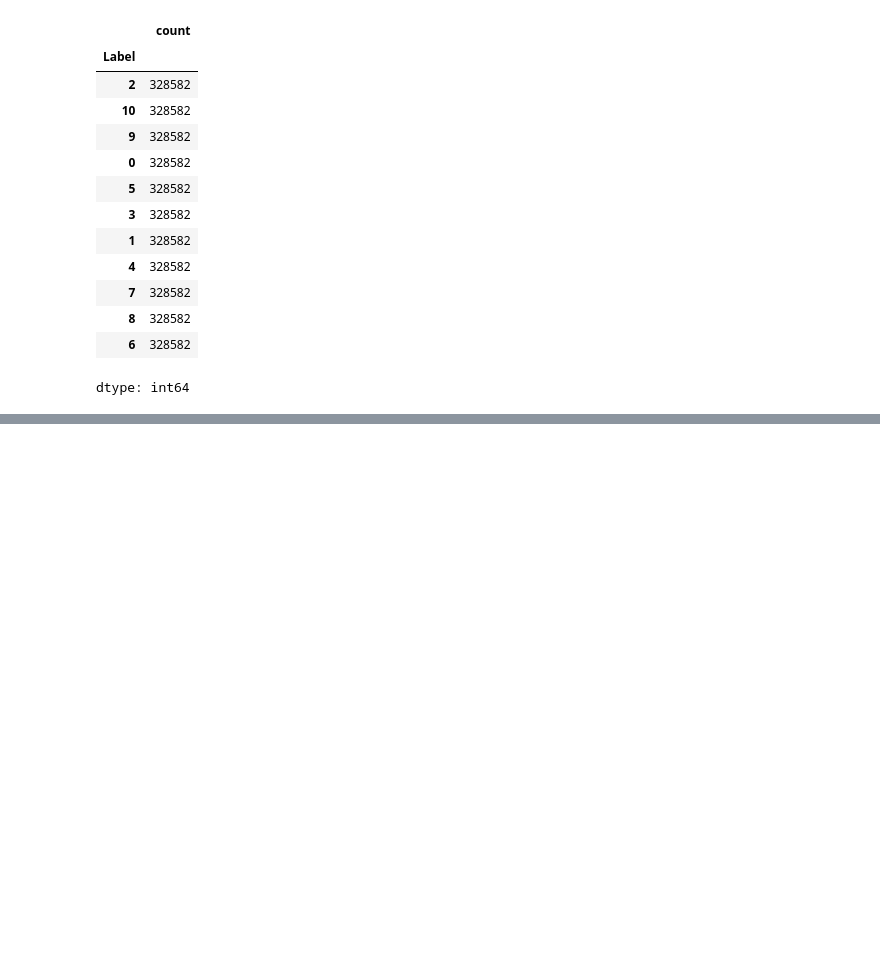
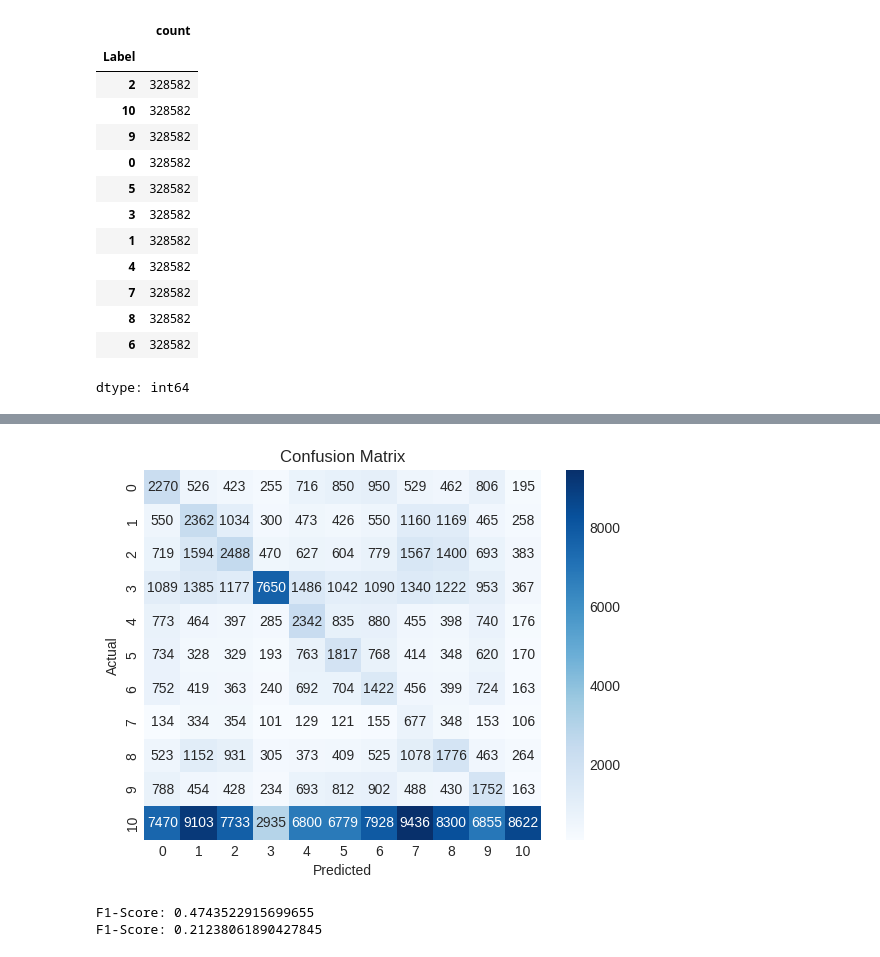
Before and after one commit to QioCas/ML-final-project, a Jupyter notebook: main.ipynb, the cells around one changed output, grey strips where cells are left out. Saved outputs shown, nothing was run; the diff lists cells and outputs as text; code cells hidden in the pictures; blank space fills up the shorter version.

```diff
--- a/main.ipynb
+++ b/main.ipynb
@@ -171,17 +161,17 @@ y_train.value_counts()
 dtype: int64
 # %%
 from sklearn.ensemble import RandomForestClassifier
-rf = RandomForestClassifier(n_estimators=50, random_state=42)
+rf = RandomForestClassifier(n_estimators=10, random_state=42)
 rf.fit(X_train, y_train)
 
 # Make predictions
 y_pred = rf.predict(X_test)
 # %%
-# from sklearn.neighbors import KNeighborsClassifier
+from sklearn.neighbors import KNeighborsClassifier
 
-# model = KNeighborsClassifier(n_neighbors=10)
-# model.fit(X_train, y_train)
-# y_pred = model.predict(X_test)
+model2 = KNeighborsClassifier(n_neighbors=100)
+model2.fit(X_train, y_train)
+y_pred2 = model2.predict(X_test)
 # %%
 comparison_df = pd.DataFrame({'Actual': y_test, 'Predicted': y_pred})
 # %%
@@ -198,5 +190,19 @@ plt.show()
+# %%
+cm = confusion_matrix(y_test, y_pred2)
+sns.heatmap(cm, annot=True, fmt="d", cmap="Blues")
+plt.xlabel("Predicted")
+plt.ylabel("Actual")
+plt.title("Confusion Matrix")
+plt.show()
+# %% [output]
+[figure, added]
 # %%
 from sklearn.metrics import f1_score
 
-f1 = f1_score(y_test, y_pred)
+f1 = f1_score(y_test, y_pred, average="weighted")  # or "micro", "weighted"
 print("F1-Score:", f1)
+f12 = f1_score(y_test, y_pred2, average="weighted")  # or "micro", "weighted"
+print("F1-Score:", f12)
+# %% [output]
+F1-Score: 0.4743522915699655
+F1-Score: 0.21238061890427845
```
Also changed, not shown: parts of 4 cells of this notebook.
